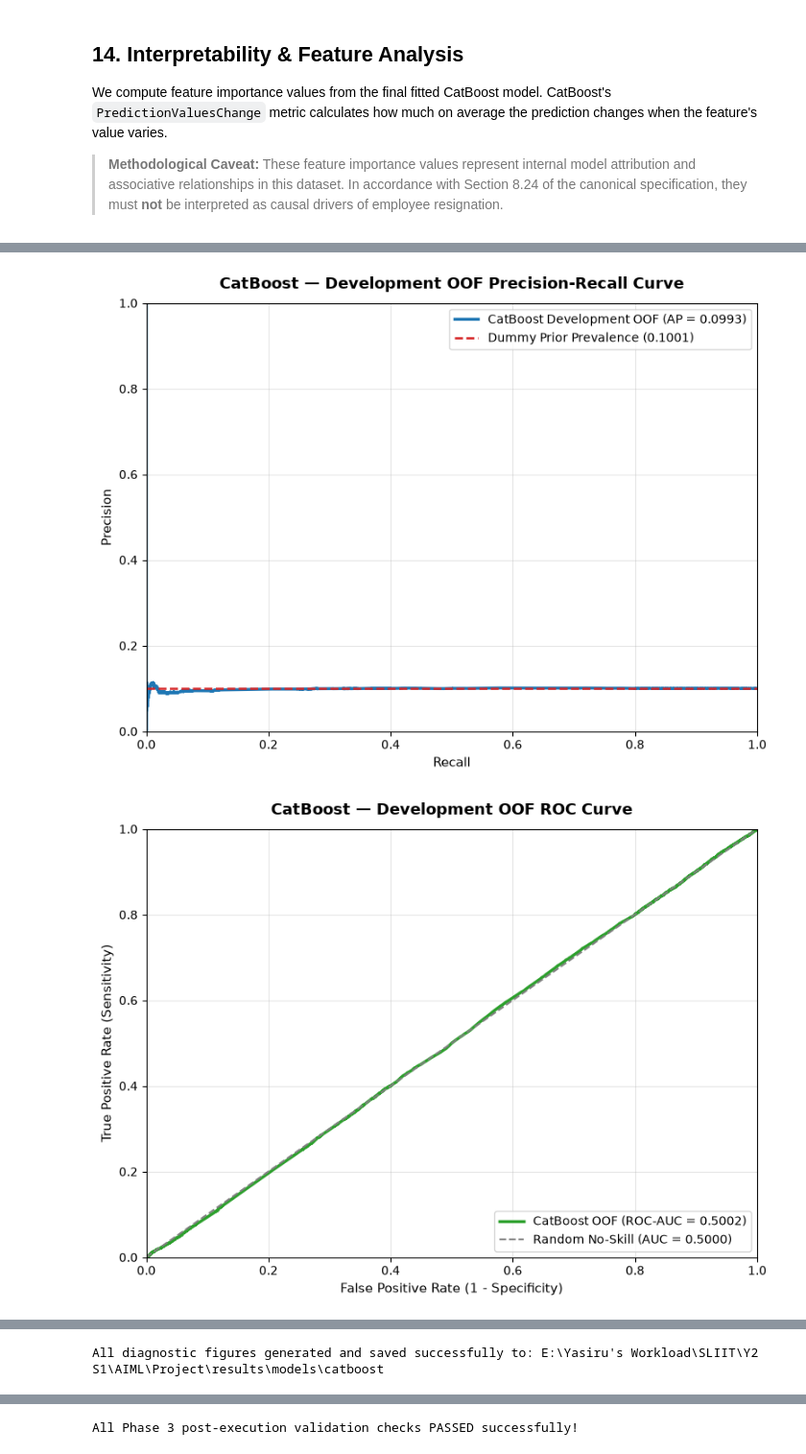
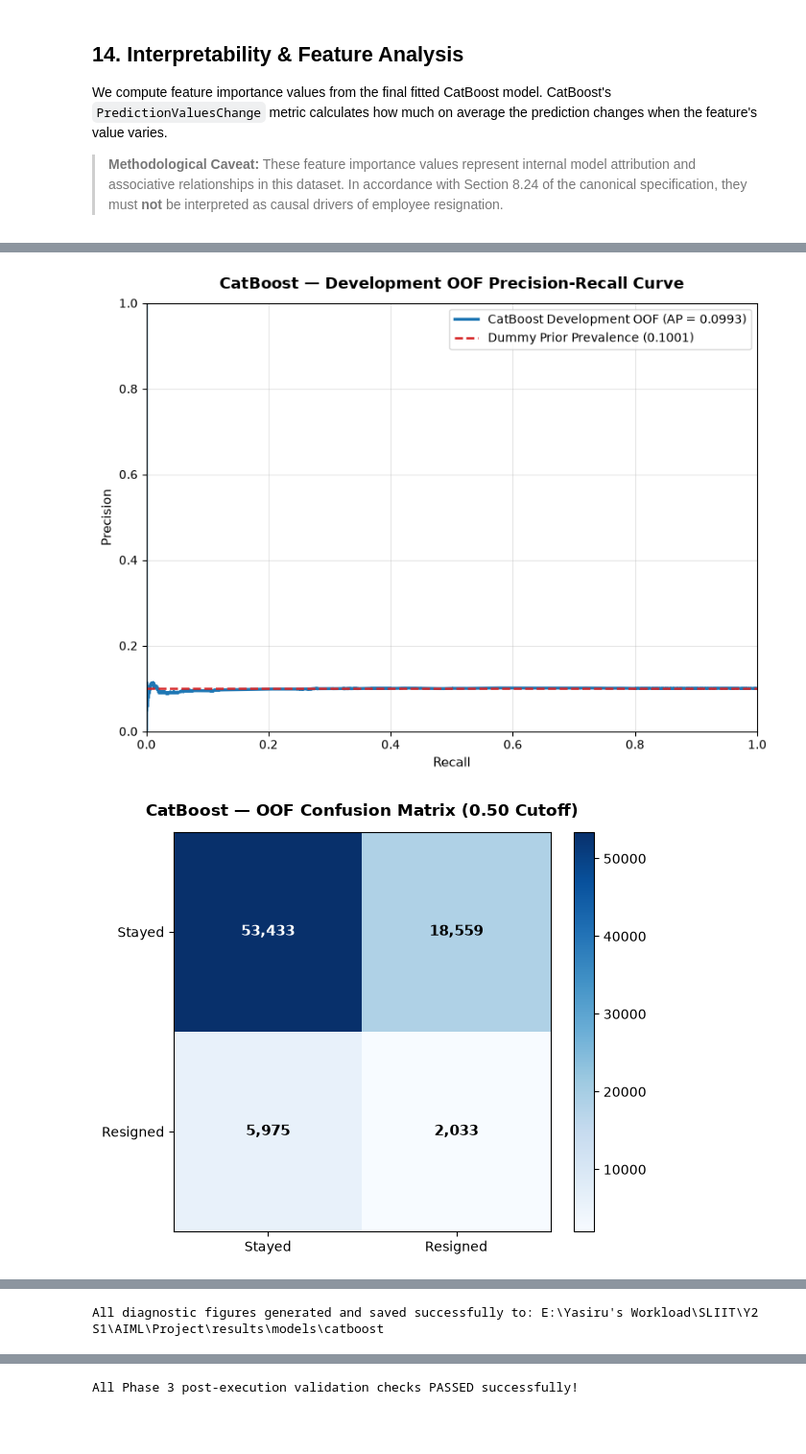
Before and after one commit to Sankalpa-KMCP/Employee_Resignation_Prediction, a Jupyter notebook: notebooks/team_contributions/models/member_2_catboost/06_m2_catboost.ipynb, the cells around one changed output, grey strips where cells are left out. Shown at 96% size. Drawn from its saved outputs; the diff is of its cells as text; code cells hidden in the pictures; blank space fills up the shorter version.

```diff
--- a/notebooks/team_contributions/models/member_2_catboost/06_m2_catboost.ipynb
+++ b/notebooks/team_contributions/models/member_2_catboost/06_m2_catboost.ipynb
@@ -410,8 +406,8 @@ if RUN_CATBOOST_TRAINING:
     print("Executing Formal 5-Fold Nested Cross-Validation for CatBoost...")
     print("=" * 70)
     cv_start_time = time.perf_counter()
+
     dev_data_clean = dev_df.drop(columns=["cv_fold", "partition", "target"], errors="ignore")
-
     catboost_oof_result = run_5fold_cv(
         adapter_factory=lambda: CatBoostAdapter(config=catboost_config, candidate_id="auto"),
         data=dev_data_clean,
@@ -436,12 +432,10 @@ else:
     print("=" * 70)
     catboost_oof_df = pd.read_csv(CANONICAL_RESULTS_DIR / "catboost_oof_predictions.csv")
     fold_metrics_df = pd.read_csv(CANONICAL_RESULTS_DIR / "catboost_fold_metrics.csv")
-    cv_total_duration = 352.57
+    runtime_eff = pd.read_csv(CANONICAL_RESULTS_DIR / "catboost_runtime_efficiency.csv")
+    cv_total_duration = float(runtime_eff["total_cv_fit_time_seconds"].iloc[0])
     print(f"Loaded Canonical 5-Fold Nested Cross-Validation Results ({cv_total_duration:.2f}s run duration).")
 
-if "pr_auc" not in fold_metrics_df.columns and "average_precision" in fold_metrics_df.columns:
-    fold_metrics_df["pr_auc"] = fold_metrics_df["average_precision"]
-
 print(f"Total OOF Prediction Rows: {len(catboost_oof_df):,}")
 # %% [output]
 Executing Formal 5-Fold Nested Cross-Validation for CatBoost (Review Mode: Loading Saved Predictions)...
@@ -740,6 +852,7 @@ We synthesize the complete diagnostic visualization suite across both original a
 # %%
 # 1. Precision-Recall Curve
 precisions, recalls, _ = precision_recall_curve(y_true, y_prob)
+
 fig_pr, ax_pr = plt.subplots(figsize=(8, 6))
 ax_pr.plot(recalls, precisions, label=f"CatBoost Development OOF (AP = {pooled_metrics['pr_auc']:.4f})", color="#1f77b4", lw=2.5)
 ax_pr.axhline(pos_prevalence, color="#d62728", linestyle="--", lw=1.8, label=f"Dummy Prior Prevalence ({pos_prevalence:.4f})")
@@ -756,15 +869,40 @@ fig_pr.savefig(fig_pr_path, dpi=160, bbox_inches="tight")
 plt.show()
 plt.close(fig_pr)
 
-# 2. ROC Curve
+# 2. Confusion Matrix (0.50 Decision Cutoff)
+cm = confusion_matrix(y_true, y_pred_05, labels=[0, 1])
+cm_df = pd.DataFrame(cm, index=["Actual Stayed (0)", "Actual Resigned (1)"], columns=["Pred Stayed (0)", "Pred Resigned (1)"])
+cm_df.to_csv(RESULTS_DIR / "catboost_confusion_matrix.csv")
+
+fig_cm, ax_cm = plt.subplots(figsize=(6, 5))
+cax = ax_cm.imshow(cm, cmap="Blues", aspect="auto")
+ax_cm.set_title("CatBoost — OOF Confusion Matrix (0.50 Cutoff)", fontsize=12, fontweight="bold", pad=12)
+ax_cm.set_xticks([0, 1])
+ax_cm.set_yticks([0, 1])
+ax_cm.set_xticklabels(["Stayed", "Resigned"])
+ax_cm.set_yticklabels(["Stayed", "Resigned"])
+
+for i in range(2):
+    for j in range(2):
+        color = "white" if cm[i, j] > cm.max() / 2 else "black"
+        ax_cm.text(j, i, f"{cm[i, j]:,}", ha="center", va="center", color=color, fontsize=11, fontweight="bold")
+
+fig_cm.colorbar(cax)
+fig_cm.tight_layout()
+fig_cm_path = RESULTS_DIR / "figure_03_catboost_confusion_matrix.png"
+fig_cm.savefig(fig_cm_path, dpi=160, bbox_inches="tight")
+plt.show()
+plt.close(fig_cm)
+
+# 3. ROC Curve
 fpr, tpr, _ = roc_curve(y_true, y_prob)
 roc_auc_val = auc(fpr, tpr)
 fig_roc, ax_roc = plt.subplots(figsize=(8, 6))
 ax_roc.plot(fpr, tpr, label=f"CatBoost OOF (ROC-AUC = {roc_auc_val:.4f})", color="#2ca02c", lw=2.5)
-ax_roc.plot([0, 1], [0, 1], linestyle="--", color="gray", lw=1.5, label="Random No-Skill (AUC = 0.5000)")
+ax_roc.plot([0, 1], [0, 1], linestyle="--", color="gray", lw=1.8, label="Chance Line (0.5000)")
 ax_roc.set_title("CatBoost — Development OOF ROC Curve", fontsize=13, fontweight="bold", pad=12)
-ax_roc.set_xlabel("False Positive Rate (1 - Specificity)", fontsize=11)
-ax_roc.set_ylabel("True Positive Rate (Sensitivity)", fontsize=11)
+ax_roc.set_xlabel("False Positive Rate", fontsize=11)
+ax_roc.set_ylabel("True Positive Rate", fontsize=11)
 ax_roc.set_xlim([0.0, 1.0])
 ax_roc.set_ylim([0.0, 1.0])
 ax_roc.grid(True, alpha=0.3)
@@ -775,62 +913,42 @@ fig_roc.savefig(fig_roc_path, dpi=160, bbox_inches="tight")
 plt.show()
 plt.close(fig_roc)
 
-# 3. Confusion Matrix (0.50 Decision Cutoff)
-cm = confusion_matrix(y_true, y_pred_05, labels=[0, 1])
-fig_cm, ax_cm = plt.subplots(figsize=(6, 5))
-cax = ax_cm.imshow(cm, cmap="Blues", aspect="auto")
-ax_cm.set_title("CatBoost — OOF Confusion Matrix (0.50 Cutoff)", fontsize=12, fontweight="bold", pad=12)
-ax_cm.set_xticks([0, 1])
-ax_cm.set_yticks([0, 1])
-ax_cm.set_xticklabels(["Stayed (0)", "Resigned (1)"])
-ax_cm.set_yticklabels(["Stayed (0)", "Resigned (1)"])
-for i in range(2):
-    for j in range(2):
-        color = "white" if cm[i, j] > cm.max() / 2 else "black"
-        ax_cm.text(j, i, f"{cm[i, j]:,}", ha="center", va="center", color=color, fontsize=11, fontweight="bold")
-fig_cm.colorbar(cax)
-fig_cm.tight_layout()
-fig_cm_path = RESULTS_DIR / "figure_03_catboost_confusion_matrix.png"
-fig_cm.savefig(fig_cm_path, dpi=160, bbox_inches="tight")
-plt.show()
-plt.close(fig_cm)
-
-# 4. OOF Probability Distribution Diagnostic
-fig_dist, ax_dist = plt.subplots(figsize=(9, 5))
-ax_dist.hist(y_prob[y_true == 0], bins=50, alpha=0.6, label="Actual Stayed (0)", color="#1f77b4", density=True)
-ax_dist.hist(y_prob[y_true == 1], bins=50, alpha=0.6, label="Actual Resigned (1)", color="#d62728", density=True)
-ax_dist.axvline(0.50, color="black", linestyle=":", lw=1.5, label="Default Cutoff (0.50)")
-ax_dist.axvline(optimal_f1_threshold, color="#2ca02c", linestyle="--", lw=1.5, label=f"Optimal F1 Cutoff ({optimal_f1_threshold:.4f})")
-ax_dist.set_title("CatBoost — OOF Predicted Probability Distribution", fontsize=13, fontweight="bold", pad=12)
+# 4. Out-of-Fold Probability Distribution
+fig_dist, ax_dist = plt.subplots(figsize=(8, 5))
+ax_dist.hist(y_prob[y_true == 0], bins=50, alpha=0.6, color="#1f77b4", label="Actual Stayed (0)", density=True)
+ax_dist.hist(y_prob[y_true == 1], bins=50, alpha=0.6, color="#d62728", label="Actual Resigned (1)", density=True)
+ax_dist.axvline(0.50, color="black", linestyle=":", lw=1.5, label="0.50 Decision Cutoff")
+ax_dist.axvline(pos_prevalence, color="green", linestyle="--", lw=1.5, label=f"Natural Prevalence ({pos_prevalence:.2%})")
+ax_dist.set_title("CatBoost — OOF Probability Distribution by True Class", fontsize=13, fontweight="bold", pad=12)
 ax_dist.set_xlabel("Predicted Probability of Resignation", fontsize=11)
 ax_dist.set_ylabel("Density", fontsize=11)
 ax_dist.grid(True, alpha=0.3)
 ax_dist.legend(loc="upper right", frameon=True)
 fig_dist.tight_layout()
 fig_dist_path = RESULTS_DIR / "figure_05_catboost_probability_distribution.png"
 fig_dist.savefig(fig_dist_path, dpi=160, bbox_inches="tight")
 plt.show()
 plt.close(fig_dist)
 
 # 5. Calibration / Reliability Diagram
 prob_true, prob_pred = calibration_curve(y_true, y_prob, n_bins=10)
 fig_cal, ax_cal = plt.subplots(figsize=(7, 6))
 ax_cal.plot(prob_pred, prob_true, marker="o", lw=2, label="CatBoost Calibration", color="#9467bd")
 ax_cal.plot([0, 1], [0, 1], linestyle="--", color="gray", label="Perfect Calibration")
 ax_cal.set_title("CatBoost — Probability Calibration Curve (Reliability Diagram)", fontsize=13, fontweight="bold", pad=12)
 ax_cal.set_xlabel("Mean Predicted Probability", fontsize=11)
 ax_cal.set_ylabel("Fraction of Positives", fontsize=11)
 ax_cal.set_xlim([0.0, 1.0])
 ax_cal.set_ylim([0.0, 1.0])
 ax_cal.grid(True, alpha=0.3)
 ax_cal.legend(loc="upper left", frameon=True)
 fig_cal.tight_layout()
 fig_cal_path = RESULTS_DIR / "figure_06_catboost_calibration_curve.png"
 fig_cal.savefig(fig_cal_path, dpi=160, bbox_inches="tight")
 plt.show()
 plt.close(fig_cal)
 
 print(f"All diagnostic figures generated and saved successfully to: {RESULTS_DIR}")
 # %% [output]
 [figure]
-[figure, old version]
+[figure, new version]
```
Also changed, not shown: parts of 29 cells of this notebook, 7 other files.
